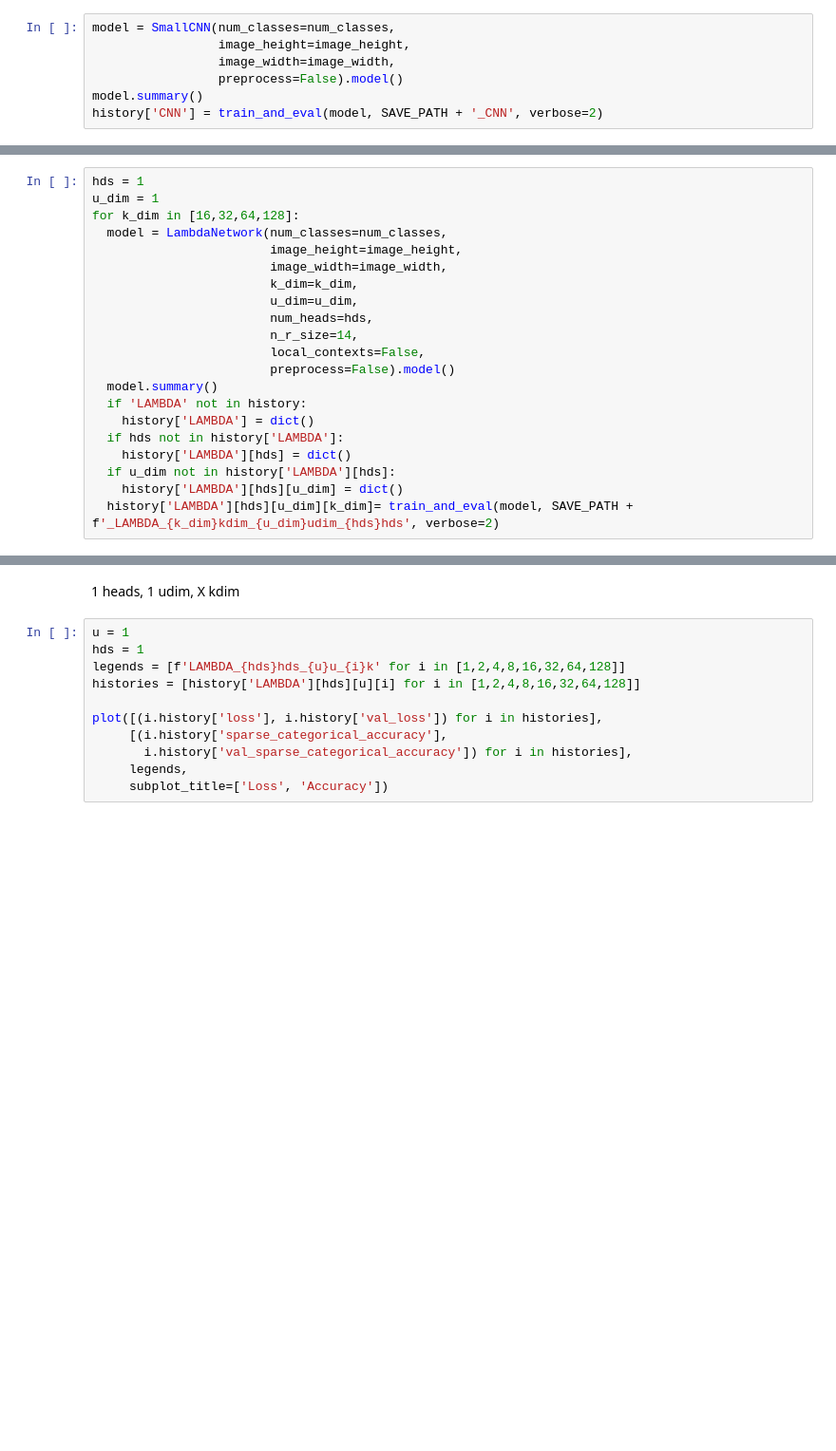
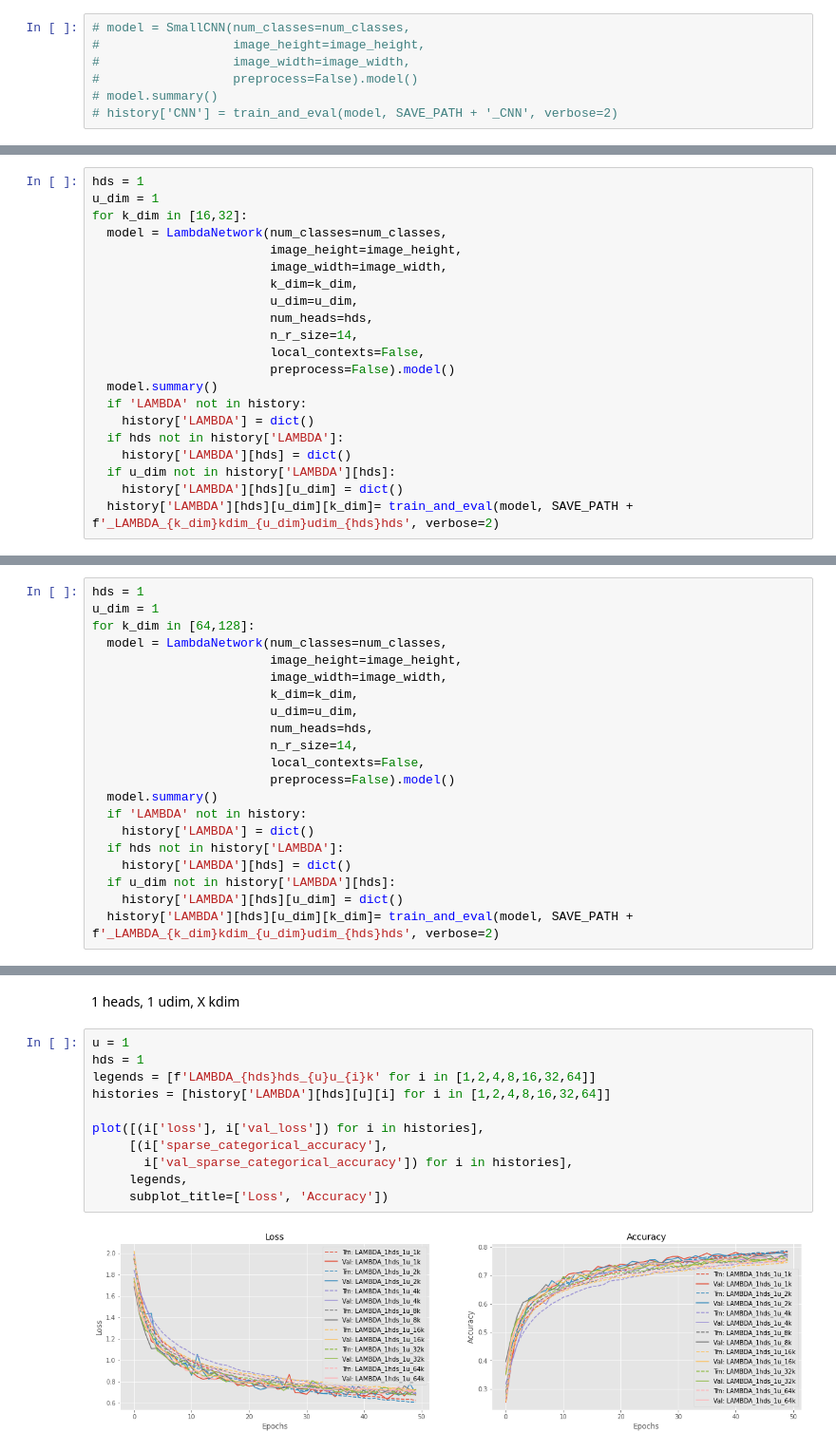
Before and after one commit to cheneeheng/Transformer-TF, a Jupyter notebook: Cifar10_LAMBDA.ipynb, the cells around one changed output, grey strips where cells are left out. Shown at 95% size. Cells and saved outputs as stored; diff of their text form; blank space fills up the shorter version.

```diff
--- a/Cifar10_LAMBDA.ipynb
+++ b/Cifar10_LAMBDA.ipynb
@@ -913,9 +913,9 @@ Model : CNN
 Preprocessing : False
 Batch size : 256
 # %%
-model = SmallCNN(num_classes=num_classes,
-                 image_height=image_height,
-                 image_width=image_width,
-                 preprocess=False).model()
-model.summary()
-history['CNN'] = train_and_eval(model, SAVE_PATH + '_CNN', verbose=2)
+# model = SmallCNN(num_classes=num_classes,
+#                  image_height=image_height,
+#                  image_width=image_width,
+#                  preprocess=False).model()
+# model.summary()
+# history['CNN'] = train_and_eval(model, SAVE_PATH + '_CNN', verbose=2)
@@ -1159,7 +1106,7 @@ V = 64 // hd * u = 64,64,64, 64
 # %%
 hds = 1
 u_dim = 1
-for k_dim in [16,32,64,128]:
+for k_dim in [16,32]:
   model = LambdaNetwork(num_classes=num_classes,
                         image_height=image_height,
                         image_width=image_width,
@@ -1179,0 +1162,21 @@ for k_dim in [16,32,64,128]:
+# %%
+hds = 1
+u_dim = 1
+for k_dim in [64,128]:
+  model = LambdaNetwork(num_classes=num_classes,
+                        image_height=image_height,
+                        image_width=image_width,
+                        k_dim=k_dim,
+                        u_dim=u_dim,
+                        num_heads=hds,
+                        n_r_size=14,
+                        local_contexts=False,
+                        preprocess=False).model()
+  model.summary()
+  if 'LAMBDA' not in history:
+    history['LAMBDA'] = dict()
+  if hds not in history['LAMBDA']:
+    history['LAMBDA'][hds] = dict()
+  if u_dim not in history['LAMBDA'][hds]:
+    history['LAMBDA'][hds][u_dim] = dict()
+  history['LAMBDA'][hds][u_dim][k_dim]= train_and_eval(model, SAVE_PATH + f'_LAMBDA_{k_dim}kdim_{u_dim}udim_{hds}hds', verbose=2)
@@ -1219,11 +1302,13 @@ plot([(i.history['loss'], i.history['val_loss']) for i in histories],
 # %%
 u = 1
 hds = 1
-legends = [f'LAMBDA_{hds}hds_{u}u_{i}k' for i in [1,2,4,8,16,32,64,128]]
-histories = [history['LAMBDA'][hds][u][i] for i in [1,2,4,8,16,32,64,128]]
+legends = [f'LAMBDA_{hds}hds_{u}u_{i}k' for i in [1,2,4,8,16,32,64]]
+histories = [history['LAMBDA'][hds][u][i] for i in [1,2,4,8,16,32,64]]
 
-plot([(i.history['loss'], i.history['val_loss']) for i in histories],
-     [(i.history['sparse_categorical_accuracy'],
-       i.history['val_sparse_categorical_accuracy']) for i in histories],
+plot([(i['loss'], i['val_loss']) for i in histories],
+     [(i['sparse_categorical_accuracy'],
+       i['val_sparse_categorical_accuracy']) for i in histories],
      legends,
      subplot_title=['Loss', 'Accuracy'])
+# %% [output]
+[figure, added]
```
Also changed, not shown: parts of 12 cells of this notebook.
